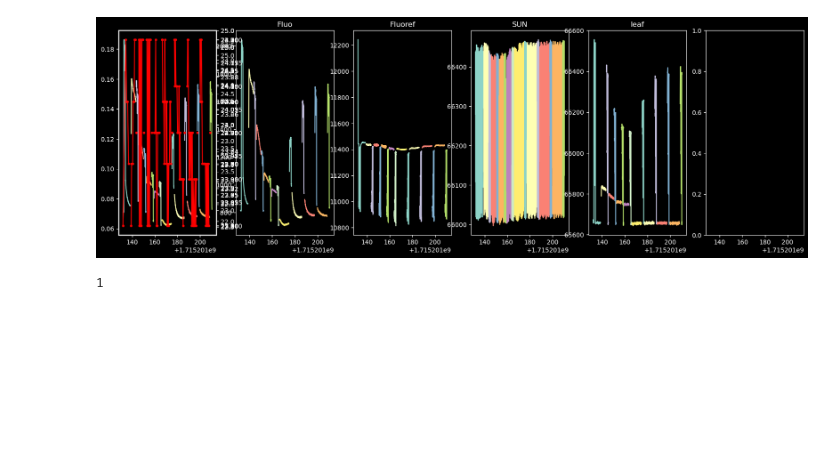
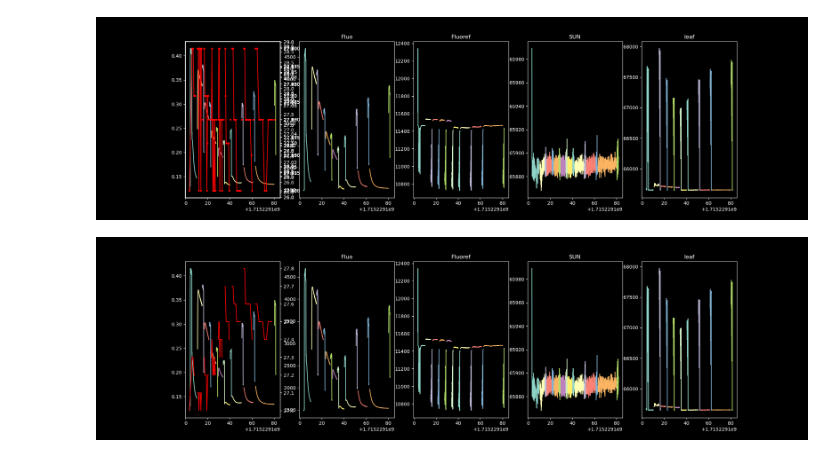
Before and after one commit to Jan-IngenHousz-Institute/ambit, a Jupyter notebook: traces_loads.ipynb, the cells around one changed output. Saved outputs shown, nothing was run; the diff lists cells and outputs as text; code cells hidden in the pictures; blank space fills up the shorter version.

```diff
--- a/traces_loads.ipynb
+++ b/traces_loads.ipynb
@@ -41,7 +44,7 @@ def ambit_run_arr(cmd_str, port = "COM31"):
     _l = 0
     result = {"env_t0": time.time()}
 
-    with serial.Serial("COM31", baudrate=115200) as ser:
+    with serial.Serial("COM6", baudrate=115200) as ser:
         t0 = time.time()
         ser.write(cmd_str.encode())
         while time.time() - t0 < timeout:
@@ -137,10 +132,10 @@ MPF1.add(num = 50, freq = 10, actinic=0)
 # %%
-MPF2 = ambit_run()
-MPF2.add(num = 50, freq = 100, actinic=200)
+MPF2 = ambit_run(True)
+MPF2.add(num = 25, freq = 100, actinic=250)
+MPF2.add(num = 25, freq = 100, actinic=200)
 MPF2.add(num = 25, freq = 100, actinic=150)
 MPF2.add(num = 25, freq = 100, actinic=100)
-MPF2.add(num = 25, freq = 100, actinic=50)
-MPF2.add(num = 50, freq = 100, actinic=200)
+MPF2.add(num = 25, freq = 100, actinic=250)
 MPF2.add(num = 25, freq = 100, actinic=0)
-# MPF2.run()
-# MPF2.plot()
+ret = MPF2.run()
+MPF2.plot()
@@ -147,26 +144,31 @@ MPF2.add(num = 25, freq = 100, actinic=0)
 # %%
 ACT1 = ambit_run(True)
-ACT1.add(num=100, freq = 20, actinic=50)
+ACT1.add(num=100, freq = 20, actinic=10)
+
 AMB1 = ambit_run()
 AMB1.add(num=100, freq = 20, actinic=0)
 
 AMB2 = ambit_run()
-AMB2.add(num=200, freq = 20, actinic=0)
+AMB2.add(num=100, freq = 10, actinic=0)
+
+AMB3 = ambit_run()
+AMB3.add(num=100, freq = 5, actinic=0)
 # %%
-runlist = [MPF1, ACT1, MPF2, ACT1, MPF2, ACT1, MPF2, ACT1, MPF2, AMB2, MPF2, AMB2, MPF2, AMB2, MPF2, AMB2, MPF2]
-fig, axes = plt.subplots(1, 6, sharex = True, figsize = (20, 6))
+runlist = [MPF1, ACT1, MPF2, ACT1, MPF2, ACT1, MPF2, ACT1, MPF2, AMB1, MPF2, AMB2, MPF2, AMB2, MPF2, AMB3, MPF2]
+fig, axes = plt.subplots(1, 5, sharex = True, figsize = (21, 6))
+results = []
 for n in runlist:
-    t0 = time.time()
-    n.run()
-    result = n.result
-    mea_tml = n.mea_tml + t0
-    plot_list = [_k for _k in result.keys() if _k[:4] != "env_"]
+    ret = n.run()
+    results.append(ret)
+    _tl = ret['env_tl']
+    _TL = _tl + ret['env_t0']
+    plot_list = [_k for _k in ret.keys() if _k[:4] != "env_"]
     for n, _p in enumerate(plot_list):
-        axes[n + 1].plot(mea_tml[1:], result[_p][1:])
+        axes[n + 1].plot(_TL[1:], ret[_p][1:])
         axes[n + 1].set_title(_p)
-    axes[0].plot(mea_tml[1:], (result["Fluo"]/ result["Fluoref"])[1:])
+    axes[0].plot(_TL[1:], (ret["Fluo"]/ ret["Fluoref"])[1:])
     # axes[0].plot(result['env_stamp_t'][:-1]/854, result['env_stamp'][:-1]* np.mean((result["Fluo"]/ result["Fluoref"])[1:]) + .1)
     ax = axes[0].twinx()
-    ax.plot(result['env_leaf_t']/1000 + t0, result['env_leaf'], 'r.-')
+    ax.plot(ret['env_leaf_t']/1000 + ret['env_t0'], ret['env_leaf'], 'r.-')
 # %% [output]
-[figure, old version]
+[figure, new version]
@@ -175,4 +175,15 @@ ACT1.run()
-# %%
-int(True)
-# %% [output]
-1
+# %%
+fig, axes = plt.subplots(1, 5, sharex = True, figsize = (21, 6))
+ax = axes[0].twinx()
+for ret in results:
+    _tl = ret['env_tl']
+    _TL = _tl + ret['env_t0']
+    plot_list = [_k for _k in ret.keys() if _k[:4] != "env_"]
+    for n, _p in enumerate(plot_list):
+        axes[n + 1].plot(_TL[1:], ret[_p][1:])
+        axes[n + 1].set_title(_p)
+    axes[0].plot(_TL[1:], (ret["Fluo"]/ ret["Fluoref"])[1:])
+
+    ax.plot(ret['env_leaf_t']/1000 + ret['env_t0'], ret['env_leaf'], 'r-')
+# %% [output]
+[figure, added]
```
Also changed, not shown: parts of 7 cells of this notebook.
